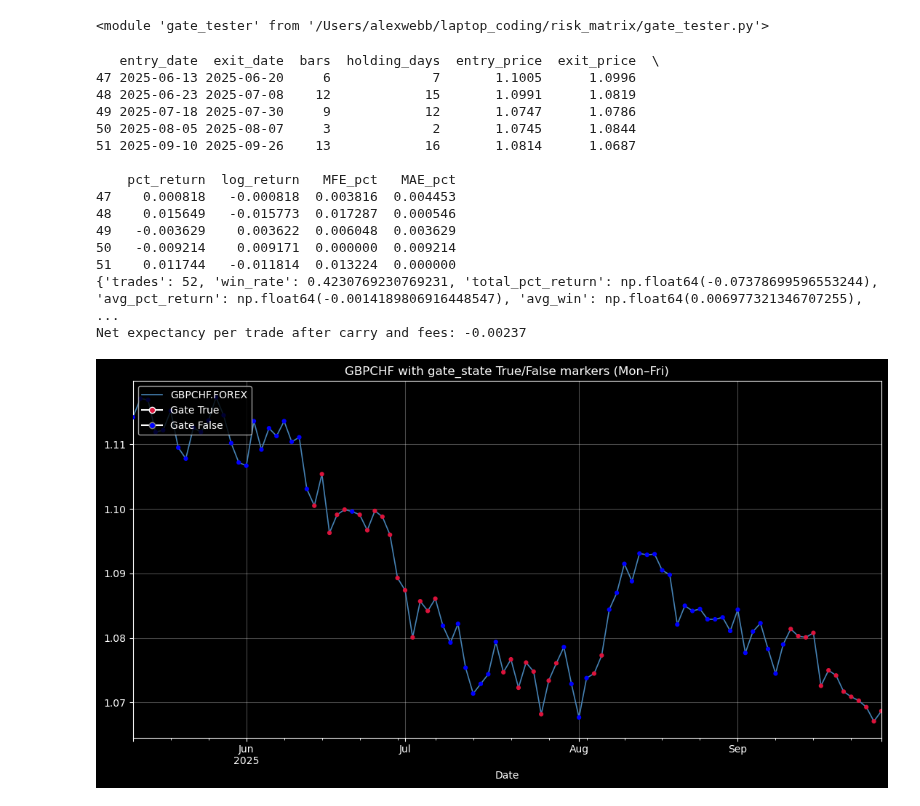
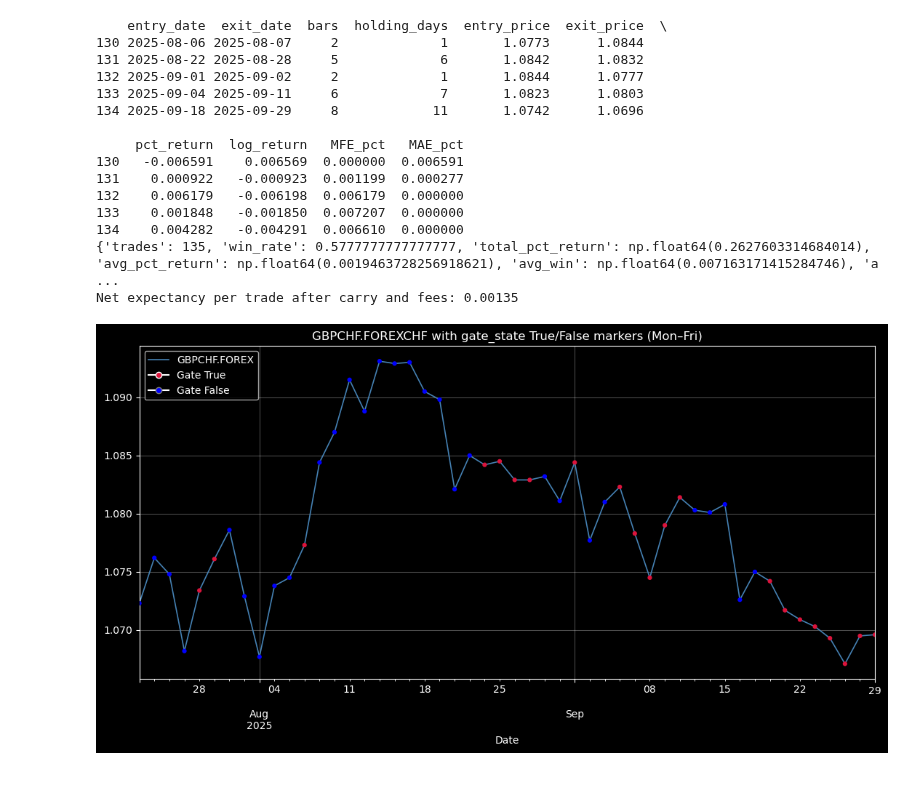
Before and after one commit to nimchimpski/GeoQuant, a Jupyter notebook: fx_hedges/fxshort_asym_copi.ipynb, the cells around one changed output. Cells and saved outputs as stored; diff of their text form; code cells hidden in the pictures.

Commit message:
sweep working from old commit

```diff
--- a/fx_hedges/fxshort_asym_copi.ipynb
+++ b/fx_hedges/fxshort_asym_copi.ipynb
@@ -19,6 +28,0 @@ import functions1
-# %%
-importlib.reload(fxshort_gates)
-importlib.reload(functions2)
-importlib.reload(gate_tester)
-# %% [output]
-<module 'gate_tester' from '/Users/alexwebb/laptop_coding/risk_matrix/gate_tester.py'>
@@ -69,7 +29,16 @@ s= functions2.standardize_fx_daily_index(s)
 # %%
-carry_ann = 0.045
+START = '2020-01-01'
+MAX_AGE = 24
 
-gate_stateon = fxshort_gates.fxshort_gate_simple_asym(
+ticker = 'GBPCHF.FOREX'
+
+df = functions1.fetch_csv_robust(ticker=ticker,params=params,  max_age=MAX_AGE)
+s = functions1.sort_cols(df)
+s= functions2.standardize_fx_daily_index(s)
+
+carry_ann = 0.04
+
+'''gate_stateon = fxshort_gates.fxshort_gate_simple_asym(
     s,
     carry_ann=carry_ann,
     consec_on=3,
@@ -81,8 +50,9 @@ gate_stateon = fxshort_gates.fxshort_gate_simple_asym(
     avg_rise_threshold=0,        # use 3-day average-of-N drift kill
     shift_for_signal=True,
     consec_rises_kill=2,
-)
-# gate_stateon = fxshort_gate(
+) '''
+
+# gate_stateon = fxshort_gates.fxshort_gate( # LAST USD SWEEP RESULTS
 #     s,
 #     carry_ann=carry_ann,
 #     slope_window=15,
@@ -92,8 +62,21 @@ gate_stateon = fxshort_gates.fxshort_gate_simple_asym(
 #     slope_exit_threshold=-0.0002,
 #     require_carry=True,
 #     shift_for_signal=True,
-#     consec_rises_kill=0,
+#     consec_rises_kill=4,
 # )
+gate_stateon = fxshort_gates.fxshort_gate( # LAST GBP SWEEP RESULTS
+    s,
+
+    carry_ann=carry_ann,
+    slope_window=6,
+    consec=2,
+    buffer20=0.002,
+    slope_entry_threshold=-0.0003,
+    slope_exit_threshold=-0.0003,
+    require_carry=False,
+    shift_for_signal=True,
+    consec_rises_kill=2,
+)
 '''USD TOP RESULTS: win rate .5625, expectancy 0.002058
 slope_window=6,
 consec=2,
@@ -120,59 +103,59 @@ trades["carry_cost"] = trades["holding_days"] * (carry_ann / 365)
 trades["fee_cost"] = FEE_PER_TRADE
 trades["net_pct_return"] = trades["pct_return"] - trades["carry_cost"] - trades["fee_cost"]
 
-# Recompute summary stats on net_pct_return
+# Recompute summary stats on net_pct_return..... 0.00128
 net_expectancy = trades["net_pct_return"].mean()
 print(f"Net expectancy per trade after carry and fees: {net_expectancy:.5f}")
 # %% [output]
-   entry_date  exit_date  bars  holding_days  entry_price  exit_price  \
-47 2025-06-13 2025-06-20     6             7       1.1005      1.0996
-48 2025-06-23 2025-07-08    12            15       1.0991      1.0819
-49 2025-07-18 2025-07-30     9            12       1.0747      1.0786
-50 2025-08-05 2025-08-07     3             2       1.0745      1.0844
-51 2025-09-10 2025-09-26    13            16       1.0814      1.0687
+    entry_date  exit_date  bars  holding_days  entry_price  exit_price  \
+130 2025-08-06 2025-08-07     2             1       1.0773      1.0844
+131 2025-08-22 2025-08-28     5             6       1.0842      1.0832
+132 2025-09-01 2025-09-02     2             1       1.0844      1.0777
+133 2025-09-04 2025-09-11     6             7       1.0823      1.0803
+134 2025-09-18 2025-09-29     8            11       1.0742      1.0696
 
-    pct_return  log_return   MFE_pct   MAE_pct
-47    0.000818   -0.000818  0.003816  0.004453
-48    0.015649   -0.015773  0.017287  0.000546
-49   -0.003629    0.003622  0.006048  0.003629
-50   -0.009214    0.009171  0.000000  0.009214
-51    0.011744   -0.011814  0.013224  0.000000
-{'trades': 52, 'win_rate': 0.4230769230769231, 'total_pct_return': np.float64(-0.07378699596553244), 'avg_pct_return': np.float64(-0.0014189806916448547), 'avg_win': np.float64(0.006977321346707255),  ...
-Net expectancy per trade after carry and fees: -0.00237
+     pct_return  log_return   MFE_pct   MAE_pct
+130   -0.006591    0.006569  0.000000  0.006591
+131    0.000922   -0.000923  0.001199  0.000277
+132    0.006179   -0.006198  0.006179  0.000000
+133    0.001848   -0.001850  0.007207  0.000000
+134    0.004282   -0.004291  0.006610  0.000000
+{'trades': 135, 'win_rate': 0.5777777777777777, 'total_pct_return': np.float64(0.2627603314684014), 'avg_pct_return': np.float64(0.0019463728256918621), 'avg_win': np.float64(0.007163171415284746), 'a ...
+Net expectancy per trade after carry and fees: 0.00135
 # %%
 # Overlay gate_state decisions as per-day True/False markers on the price series
 # Assumes you already have `s` (price series) and `gateon` (boolean series) defined
 # Set how much tail to display (most recent N bars). Set to None for full history.
 plt.style.use('dark_background')
 
-TAIL_BARS = 100
+TAIL_BARS = 50
 # Use Mon–Fri only for plotting to avoid weekend prints often present in FX feeds
 # s=s.tail(200)
 s_std_plot = functions2.standardize_fx_daily_index(s)
 
 # Select tail for plotting
 s_plot = s_std_plot.tail(TAIL_BARS) if TAIL_BARS else s_std_plot
 fig, ax = plt.subplots(figsize=(11, 6))
 # Base price plot
 s_plot.plot(ax=ax, color='steelblue', lw=1.2, label=ticker)
 # Align gate_state to price index (gate is Mon–Fri too)
 g = gate_stateon.reindex(s_plot.index).fillna(False).astype(bool)
 # print(f'gateon aligned to price (last 20 rows):\n{gate_stateon}')
 # Overlay markers colored by gate_state state on the price series
 colors = np.where(g.values, 'crimson', 'blue')
 ax.scatter(s_plot.index, s_plot.values, c=colors, s=12, zorder=3)
 # Legend: include price and gate_state state keys
 from matplotlib.lines import Line2D
 handles, labels = ax.get_legend_handles_labels()
 gate_true = Line2D([0],[0], marker='o', color='w', label='Gate True', markerfacecolor='crimson', markersize=6)
 gate_false = Line2D([0],[0], marker='o', color='w', label='Gate False', markerfacecolor='blue', markeredgecolor='gray', markersize=6)
 ax.legend(handles + [gate_true, gate_false], labels + ['Gate True','Gate False'], loc='upper left')
-ax.set_title('GBPCHF with gate_state True/False markers (Mon–Fri)')
+ax.set_title(f'{ticker}CHF with gate_state True/False markers (Mon–Fri)')
 ax.grid(True, alpha=0.3)
 plt.tight_layout()
 plt.show()
 # %% [output]
-[figure, old version]
+[figure, new version]
 # %%
 results = gate_tester.sweep_fxshort_gate(
     price=s,
```
Also changed, not shown: parts of 5 cells of this notebook, 5 other files.
